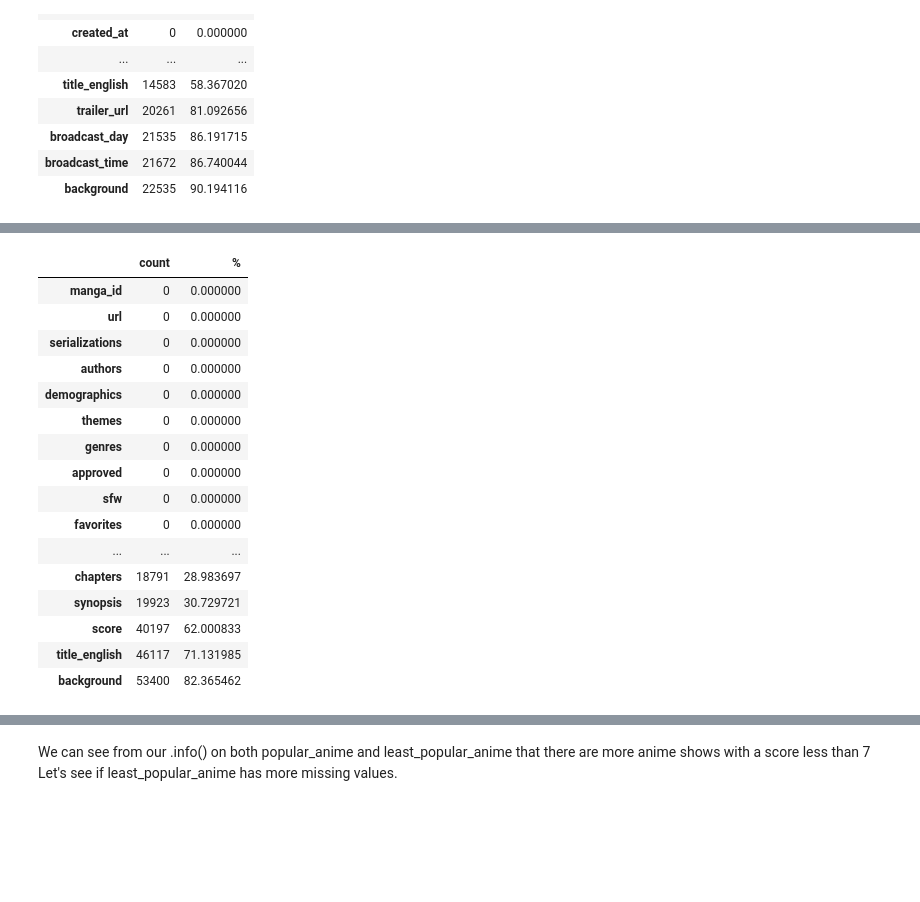
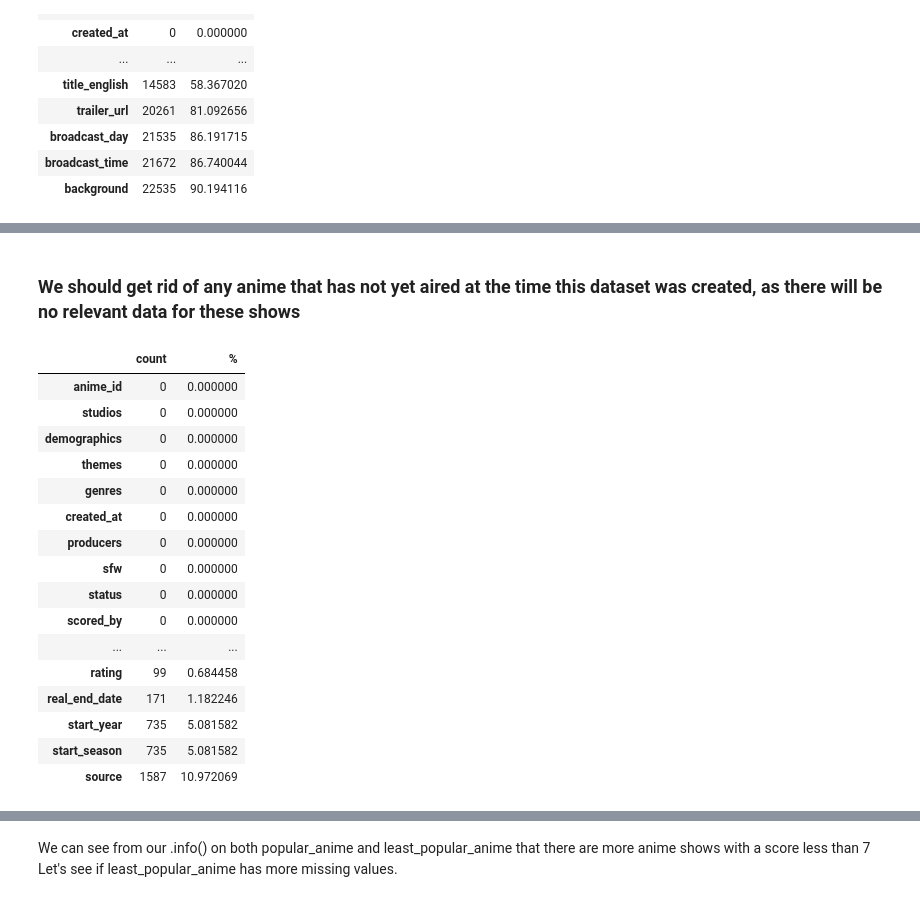
Before and after one commit to Sjue/Anime-Features, a Jupyter notebook: Cap2.ipynb, the cells around one changed output, grey strips where cells are left out. Drawn from its saved outputs; the diff is of its cells as text; code cells hidden in the pictures; blank space fills up the shorter version.

```diff
--- a/Cap2.ipynb
+++ b/Cap2.ipynb
@@ -238,0 +127,2 @@ missing.sort_values(by=['count'], ascending = True)
+# %%
+anime_data = anime_data.drop(columns =['background', 'broadcast_time', 'broadcast_day', 'trailer_url', 'title_english'])
@@ -238,0 +131,2 @@ missing.sort_values(by=['count'], ascending = True)
+# %%
+anime_data = anime_data.drop(columns =['synopsis','main_picture', 'url', 'title_japanese', 'title_synonyms','episode_duration','total_duration','approved','updated_at', 'members', 'favorites', 'start_date', 'real_start_date', 'end_date'])
@@ -238,0 +139,3 @@ missing.sort_values(by=['count'], ascending = True)
+# %%
+anime_data = anime_data[anime_data['type']!= 'music']
+anime_data.head()
@@ -239,22 +149,26 @@ missing.sort_values(by=['count'], ascending = True)
+# %% [markdown]
+### We should get rid of any anime that has not yet aired at the time this dataset was created, as there will be no relevant data for these shows
+# %%
+anime_data = anime_data[anime_data['status']!= 'not_yet_aired']
 # %%
-missingManga = pd.concat([manga_data.isnull().sum(), 100 * manga_data.isnull().mean()], axis=1)
-missingManga.columns=['count', '%']
-missingManga.sort_values(by=['count'], ascending = True)
+missing = pd.concat([anime_data.isnull().sum(), 100 * anime_data.isnull().mean()], axis=1)
+missing.columns=['count', '%']
+missing.sort_values(by=['count'], ascending = True)
 # %% [output]
 |  | count | % |
-| manga_id | 0 | 0.000000 |
-| url | 0 | 0.000000 |
-| serializations | 0 | 0.000000 |
-| authors | 0 | 0.000000 |
+| anime_id | 0 | 0.000000 |
+| studios | 0 | 0.000000 |
 | demographics | 0 | 0.000000 |
 | themes | 0 | 0.000000 |
 | genres | 0 | 0.000000 |
-| approved | 0 | 0.000000 |
+| created_at | 0 | 0.000000 |
+| producers | 0 | 0.000000 |
 | sfw | 0 | 0.000000 |
-| favorites | 0 | 0.000000 |
+| status | 0 | 0.000000 |
+| scored_by | 0 | 0.000000 |
 | ... | ... | ... |
-| chapters | 18791 | 28.983697 |
-| synopsis | 19923 | 30.729721 |
-| score | 40197 | 62.000833 |
-| title_english | 46117 | 71.131985 |
-| background | 53400 | 82.365462 |
+| rating | 99 | 0.684458 |
+| real_end_date | 171 | 1.182246 |
+| start_year | 735 | 5.081582 |
+| start_season | 735 | 5.081582 |
+| source | 1587 | 10.972069 |
```
Also changed, not shown: parts of 68 cells of this notebook, 3 other files.
